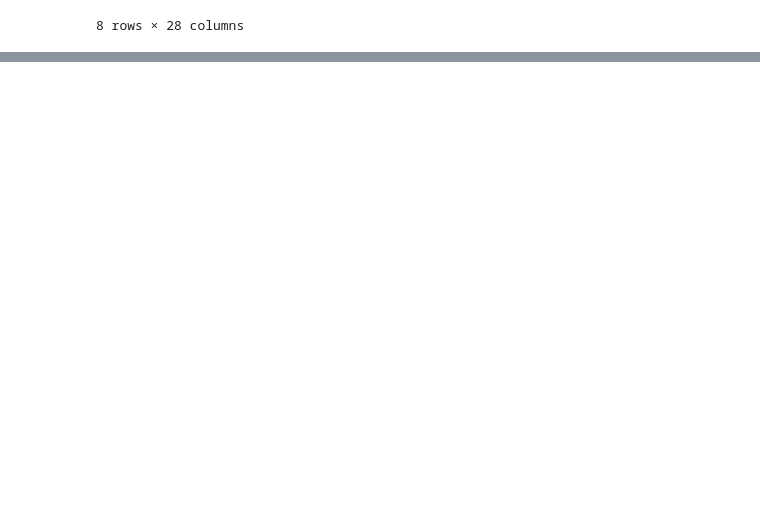
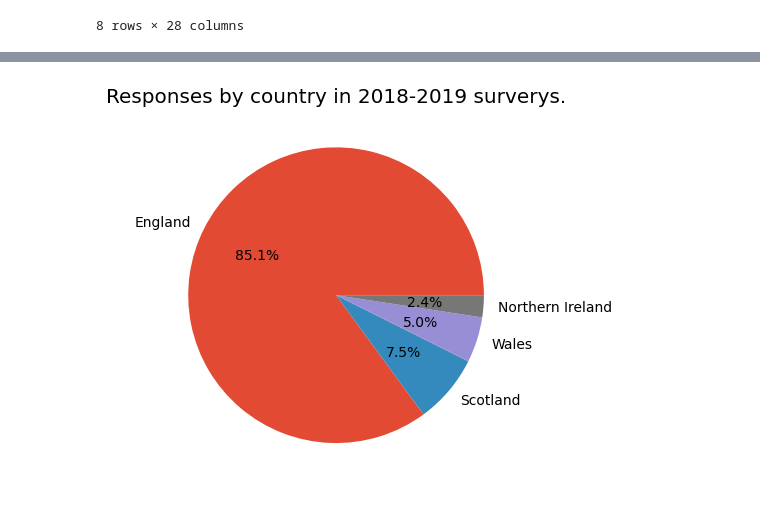
Before and after one commit to szelesaron/dissertation-code, a Jupyter notebook: EDA.ipynb, the cells around one changed output, grey strips where cells are left out. Cells and saved outputs as stored; diff of their text form; code cells hidden in the pictures; blank space fills up the shorter version.

Commit message:
by country EDA almost done

```diff
--- a/EDA.ipynb
+++ b/EDA.ipynb
@@ -57,0 +109,7 @@ summary_2122.describe()
+# %%
+#plt.figure(figsize = (4, 4))
+plt.pie(summary_1819["avg_res"][:-1], labels = ["England","Scotland","Wales","Northern Ireland"], autopct='%1.1f%%')
+plt.title("Responses by country in 2018-2019 surverys.")
+plt.show()
+# %% [output]
+[figure, added]
```
Also changed, not shown: parts of 13 cells of this notebook, 3 other files.
